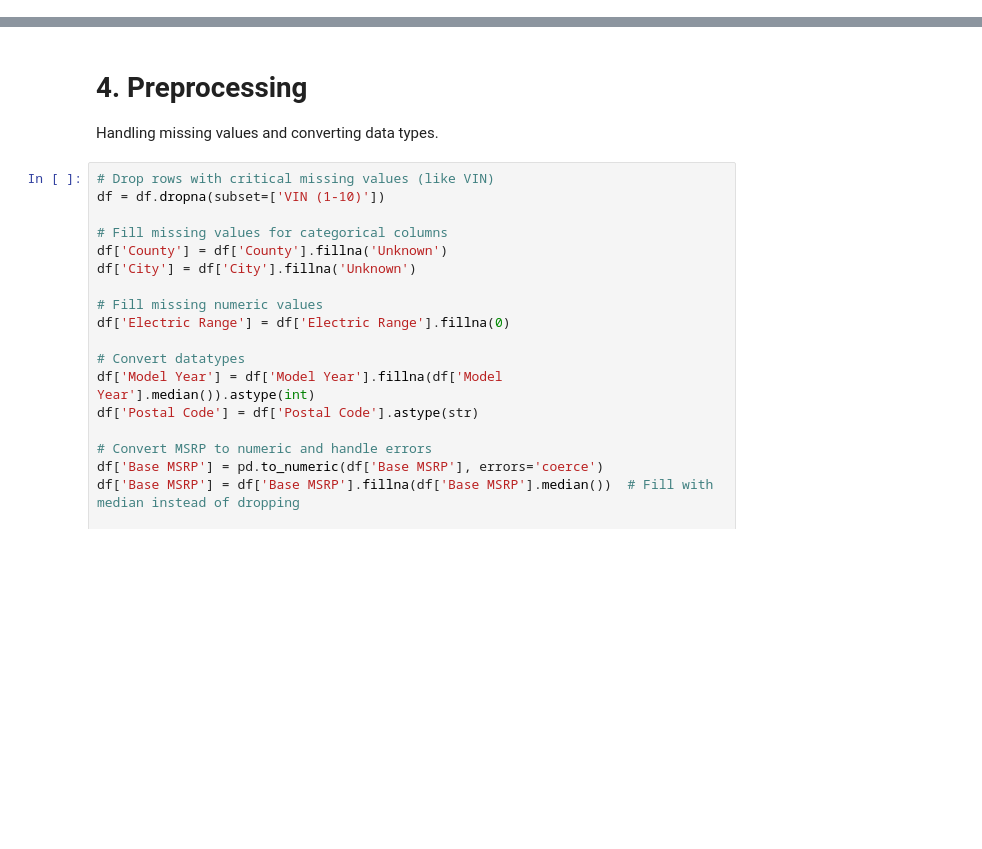
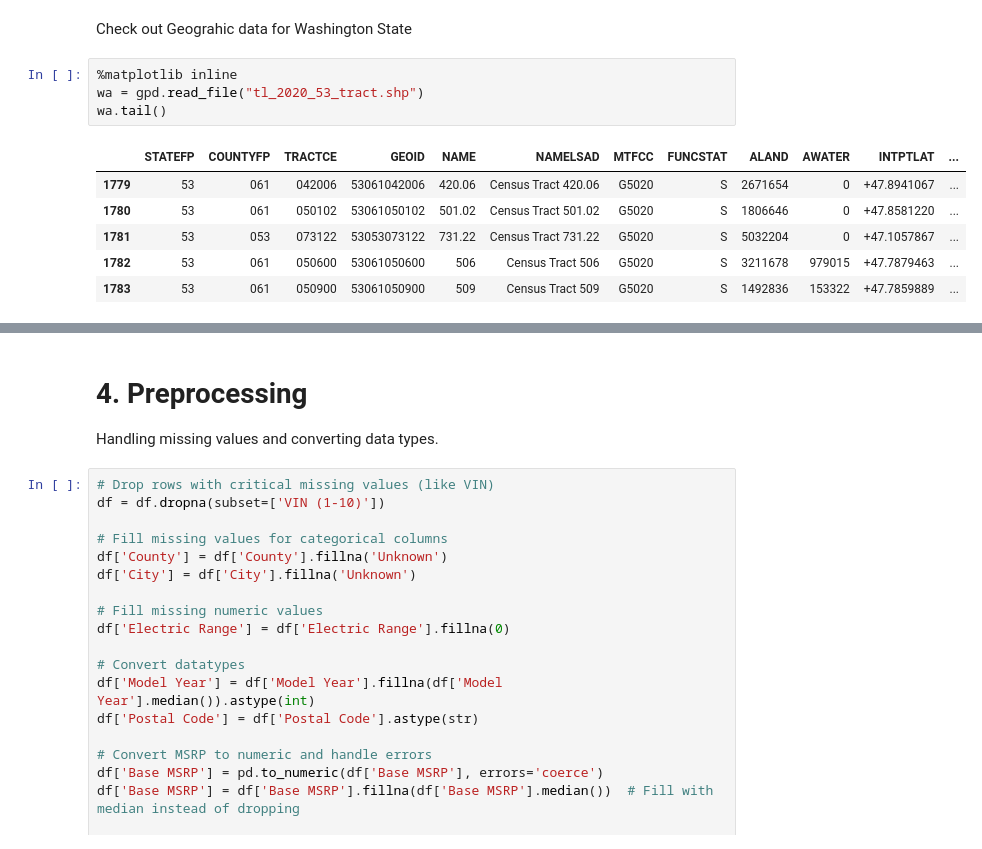
Before and after one commit to krishnam229/EV-EDA-ML-Project, a Jupyter notebook: CS661_Washington_EV_EDA_ML_Final_Project.ipynb.ipynb, the cells around one changed output, grey strips where cells are left out. Cells and saved outputs as stored; diff of their text form; blank space fills up the shorter version.

```diff
--- a/CS661_Washington_EV_EDA_ML_Final_Project.ipynb.ipynb
+++ b/CS661_Washington_EV_EDA_ML_Final_Project.ipynb.ipynb
@@ -25,0 +79,13 @@ df.head()
+# %% [markdown]
+Check out Geograhic data for Washington State
+# %%
+%matplotlib inline
+wa = gpd.read_file("tl_2020_53_tract.shp")
+wa.tail()
+# %% [output]
+|  | STATEFP | COUNTYFP | TRACTCE | GEOID | NAME | NAMELSAD | MTFCC | FUNCSTAT | ALAND | AWATER | INTPTLAT | ... |
+| 1779 | 53 | 061 | 042006 | 53061042006 | 420.06 | Census Tract 420.06 | G5020 | S | 2671654 | 0 | +47.8941067 | ... |
+| 1780 | 53 | 061 | 050102 | 53061050102 | 501.02 | Census Tract 501.02 | G5020 | S | 1806646 | 0 | +47.8581220 | ... |
+| 1781 | 53 | 053 | 073122 | 53053073122 | 731.22 | Census Tract 731.22 | G5020 | S | 5032204 | 0 | +47.1057867 | ... |
+| 1782 | 53 | 061 | 050600 | 53061050600 | 506 | Census Tract 506 | G5020 | S | 3211678 | 979015 | +47.7879463 | ... |
+| 1783 | 53 | 061 | 050900 | 53061050900 | 509 | Census Tract 509 | G5020 | S | 1492836 | 153322 | +47.7859889 | ... |
```
Also changed, not shown: parts of 22 cells of this notebook, 7 other files.
